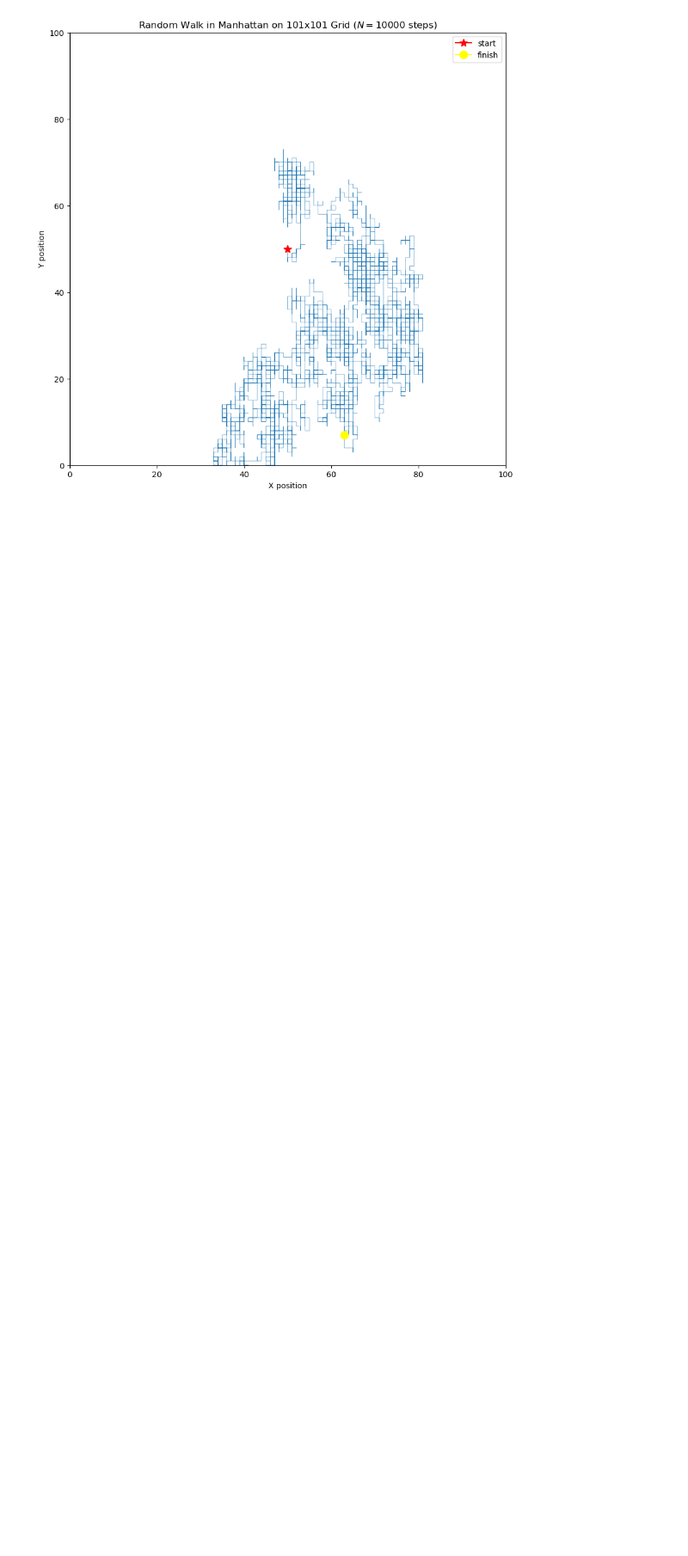
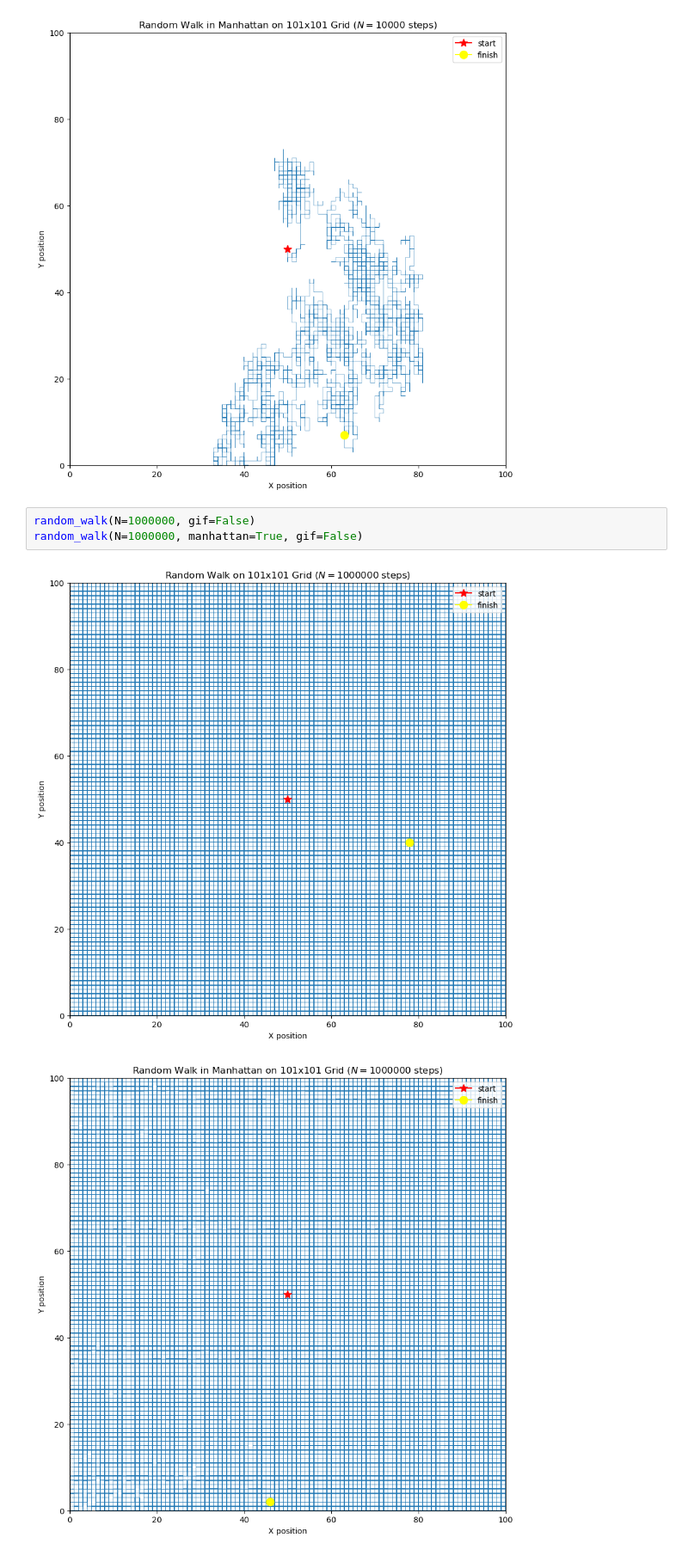
Before and after one commit to jamesobaldwin/CUNY_coursework, a Jupyter notebook: CM/hw/hw6/baldwin_CM_hw6.ipynb, the cells around one changed output. Shown at 86% size. Cells and saved outputs as stored; diff of their text form; blank space fills up the shorter version.

```diff
--- a/CM/hw/hw6/baldwin_CM_hw6.ipynb
+++ b/CM/hw/hw6/baldwin_CM_hw6.ipynb
@@ -187,3 +191,9 @@ HTML(results.to_html(index=False))
 [figure]
 [figure]
 [figure]
+# %%
+random_walk(N=1000000, gif=False)
+random_walk(N=1000000, manhattan=True, gif=False)
+# %% [output]
+[figure, added]
+[figure, added]
```
Also changed, not shown: parts of 3 cells of this notebook, 3 other files.
